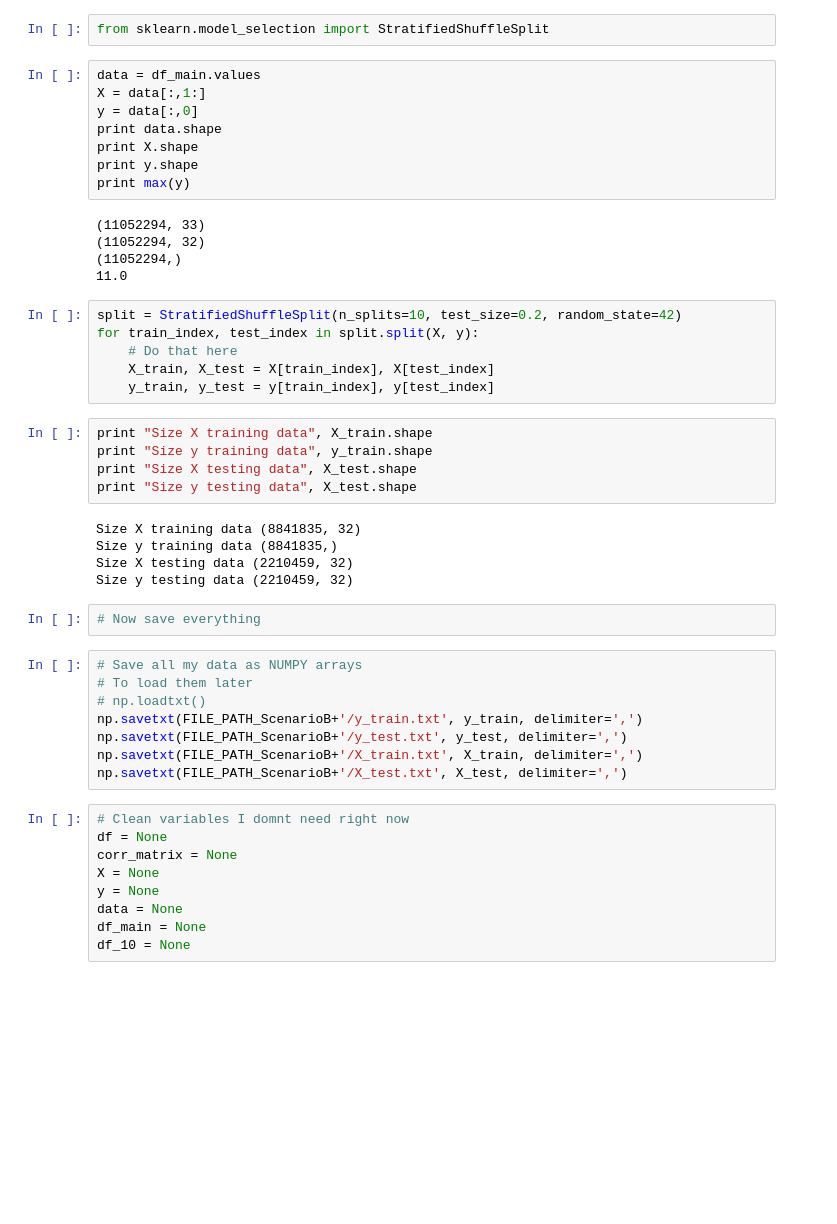
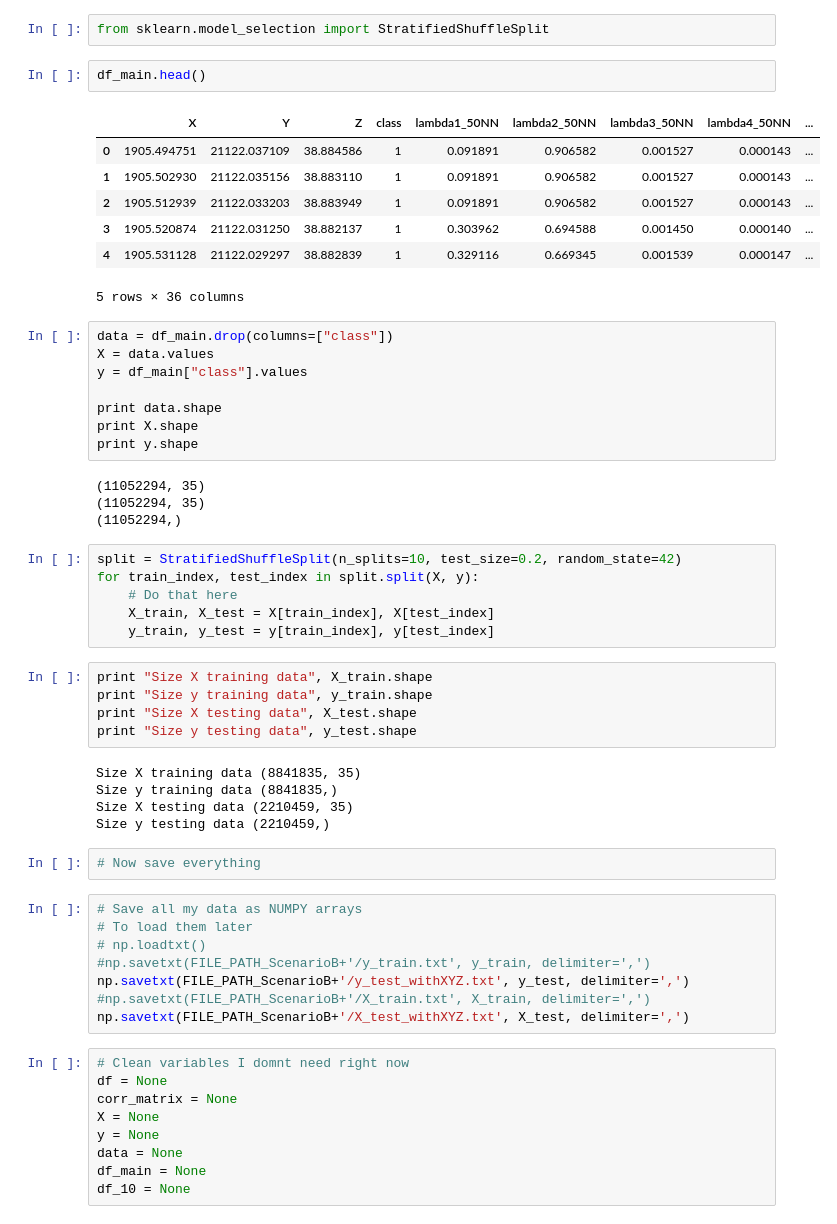
Before and after one commit to NoemiRoecklinger/dissertation, a Jupyter notebook: 6_ScenarioB_calcfeatures.ipynb, the cells around one changed output. Drawn from its saved outputs; the diff is of its cells as text; blank space fills up the shorter version.

```diff
--- a/6_ScenarioB_calcfeatures.ipynb
+++ b/6_ScenarioB_calcfeatures.ipynb
@@ -109,19 +109,28 @@ df_100 = None
 # Testing and training
 # %%
 from sklearn.model_selection import StratifiedShuffleSplit
+# %%
+df_main.head()
+# %% [output]
+|  | X | Y | Z | class | lambda1_50NN | lambda2_50NN | lambda3_50NN | lambda4_50NN | ... |
+| 0 | 1905.494751 | 21122.037109 | 38.884586 | 1 | 0.091891 | 0.906582 | 0.001527 | 0.000143 | ... |
+| 1 | 1905.502930 | 21122.035156 | 38.883110 | 1 | 0.091891 | 0.906582 | 0.001527 | 0.000143 | ... |
+| 2 | 1905.512939 | 21122.033203 | 38.883949 | 1 | 0.091891 | 0.906582 | 0.001527 | 0.000143 | ... |
+| 3 | 1905.520874 | 21122.031250 | 38.882137 | 1 | 0.303962 | 0.694588 | 0.001450 | 0.000140 | ... |
+| 4 | 1905.531128 | 21122.029297 | 38.882839 | 1 | 0.329116 | 0.669345 | 0.001539 | 0.000147 | ... |
+5 rows × 36 columns
 # %%
-data = df_main.values
-X = data[:,1:]
-y = data[:,0]
+data = df_main.drop(columns=["class"])
+X = data.values
+y = df_main["class"].values
+
 print data.shape
 print X.shape
 print y.shape
-print max(y)
 # %% [output]
-(11052294, 33)
-(11052294, 32)
+(11052294, 35)
+(11052294, 35)
 (11052294,)
-11.0
 # %%
 split = StratifiedShuffleSplit(n_splits=10, test_size=0.2, random_state=42)
 for train_index, test_index in split.split(X, y):
@@ -132,22 +141,22 @@ for train_index, test_index in split.split(X, y):
 print "Size X training data", X_train.shape
 print "Size y training data", y_train.shape
 print "Size X testing data", X_test.shape
-print "Size y testing data", X_test.shape
+print "Size y testing data", y_test.shape
 # %% [output]
-Size X training data (8841835, 32)
+Size X training data (8841835, 35)
 Size y training data (8841835,)
-Size X testing data (2210459, 32)
-Size y testing data (2210459, 32)
+Size X testing data (2210459, 35)
+Size y testing data (2210459,)
 # %%
 # Now save everything
 # %%
 # Save all my data as NUMPY arrays
 # To load them later
 # np.loadtxt()
-np.savetxt(FILE_PATH_ScenarioB+'/y_train.txt', y_train, delimiter=',')
-np.savetxt(FILE_PATH_ScenarioB+'/y_test.txt', y_test, delimiter=',')
-np.savetxt(FILE_PATH_ScenarioB+'/X_train.txt', X_train, delimiter=',')
-np.savetxt(FILE_PATH_ScenarioB+'/X_test.txt', X_test, delimiter=',')
+#np.savetxt(FILE_PATH_ScenarioB+'/y_train.txt', y_train, delimiter=',')
+np.savetxt(FILE_PATH_ScenarioB+'/y_test_withXYZ.txt', y_test, delimiter=',')
+#np.savetxt(FILE_PATH_ScenarioB+'/X_train.txt', X_train, delimiter=',')
+np.savetxt(FILE_PATH_ScenarioB+'/X_test_withXYZ.txt', X_test, delimiter=',')
 # %%
 # Clean variables I domnt need right now
 df = None
```
Also changed, not shown: parts of 4 cells of this notebook, 40 other files.
